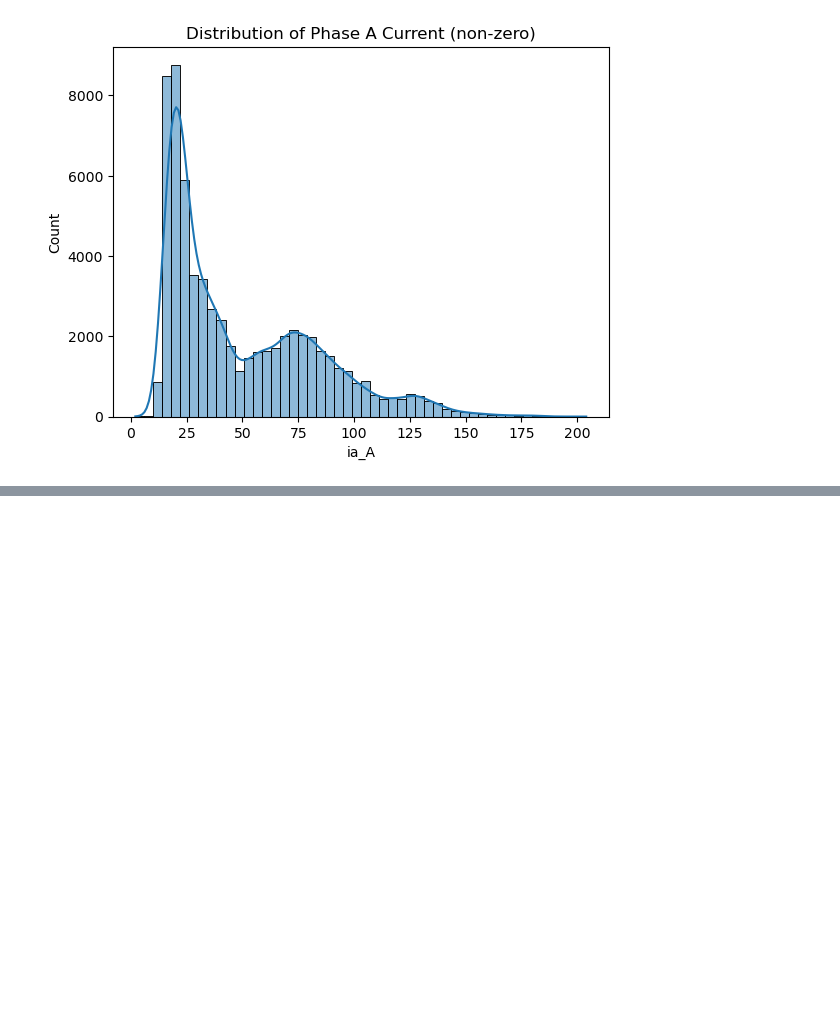
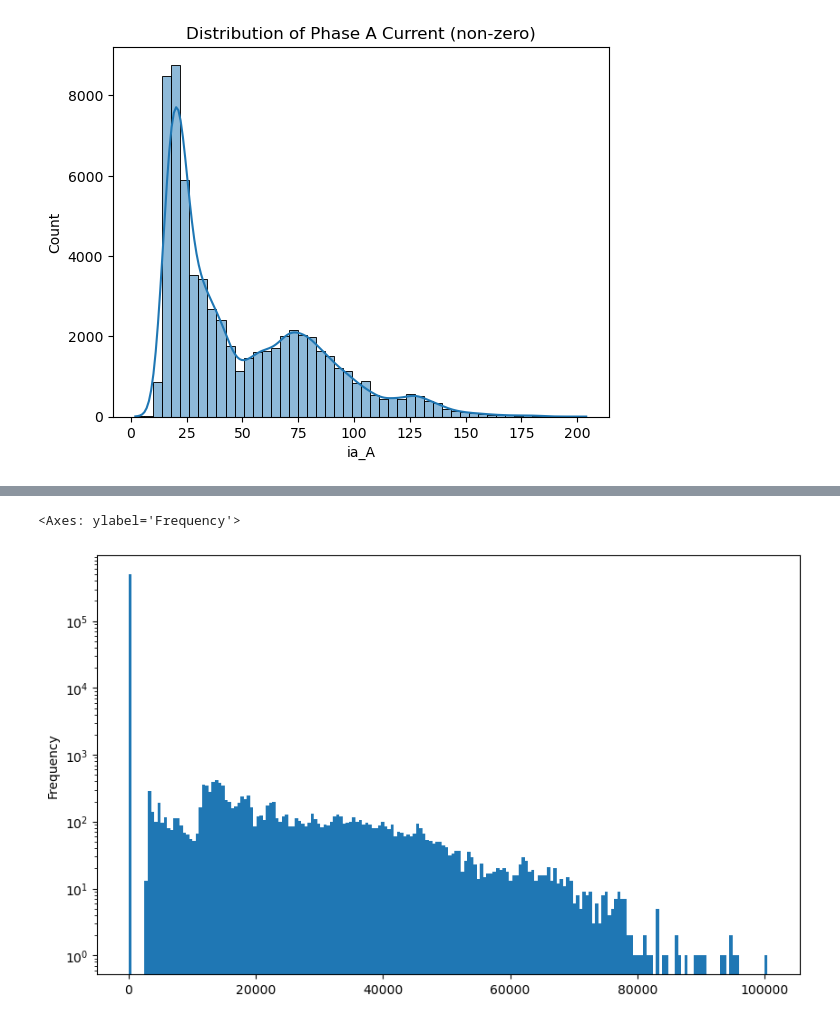
Before and after one commit to TarinaSnyman/PRJ_Generator-Monitoring-Solution_ML, a Jupyter notebook: Dataset/EDA_12318.ipynb, the cells around one changed output, grey strips where cells are left out. Drawn from its saved outputs; the diff is of its cells as text; code cells hidden in the pictures; blank space fills up the shorter version.

```diff
--- a/Dataset/EDA_12318.ipynb
+++ b/Dataset/EDA_12318.ipynb
@@ -138,0 +151,5 @@ plt.show()
+# %%
+df['ptot_W'].plot(kind='hist', bins=200, logy=True, figsize=(10,6))
+# %% [output]
+<Axes: ylabel='Frequency'>
+[figure, added]
```
Also changed, not shown: parts of 1 cell of this notebook, 4 other files.
